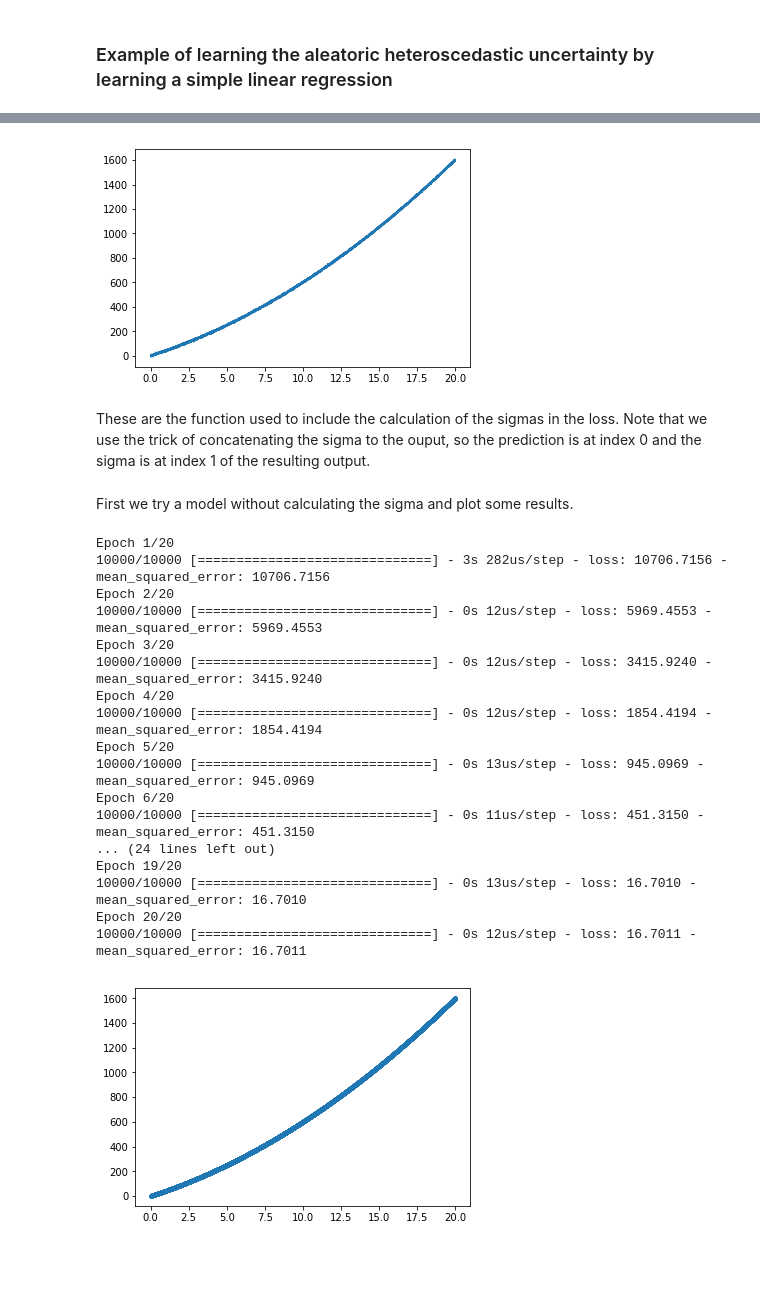
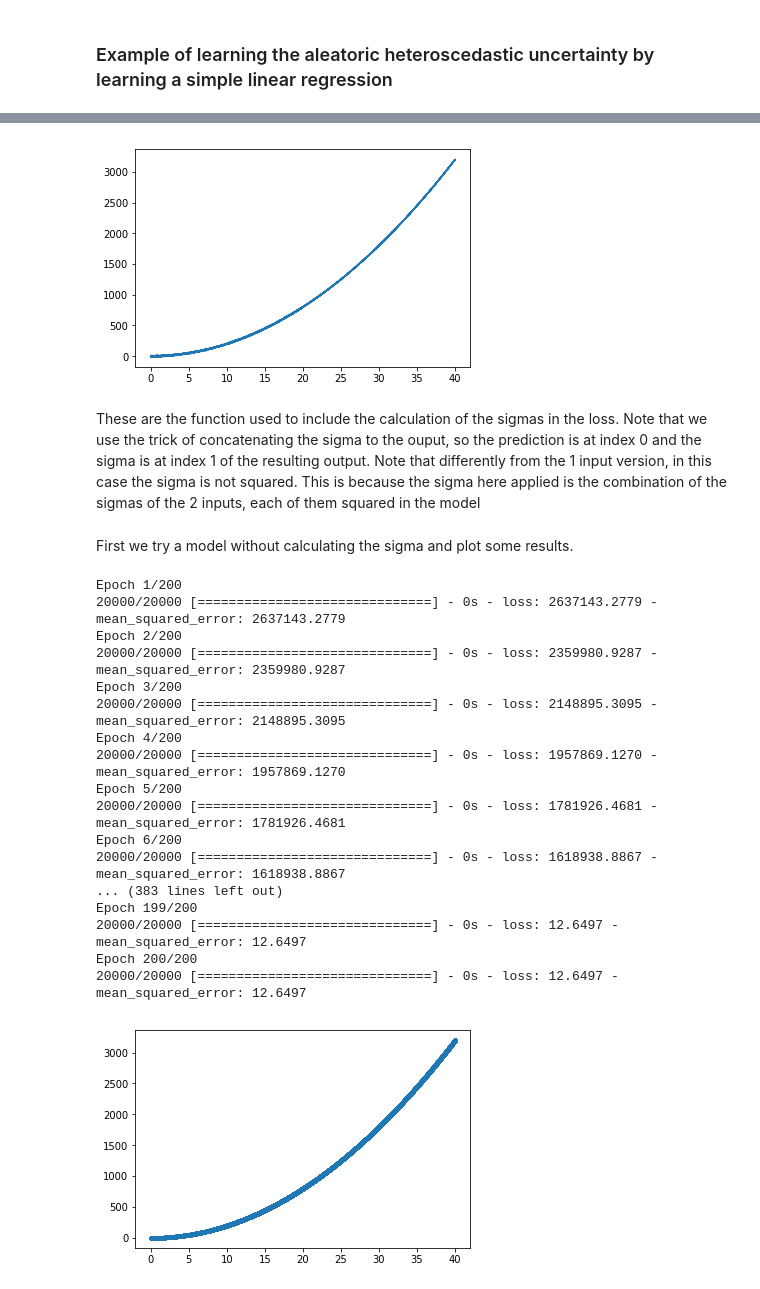
Before and after one commit to menajosep/uncertainty_basic_examples, a Jupyter notebook: Uncertainty Basic Example 2 inputs.ipynb, the cells around one changed output, grey strips where cells are left out. Drawn from its saved outputs; the diff is of its cells as text; code cells hidden in the pictures; blank space fills up the shorter version.

Commit message:
JMR:refined examples including two inputs

```diff
--- a/Uncertainty Basic Example 2 inputs.ipynb
+++ b/Uncertainty Basic Example 2 inputs.ipynb
@@ -18,16 +18,24 @@ First we create some samples from 0 to 10 and add some noise
 # %%
 x = np.linspace(0, 20, 10000)#, dtype="int32")  # 100000 values between 0 and 100
-delta = np.random.normal(0, 4, x.size)
+deltax = np.random.normal(0, 4, x.size)
 x2 = np.linspace(20, 40, 10000)
-delta2 = np.random.normal(0, 1, x2.size)
-y = 2 * x * x2 + (delta + delta2)
-plt.plot(x,y)
+deltax2 = np.random.normal(0, 1, x2.size)
+z = np.linspace(0, 20, 10000)
+deltaz = np.random.normal(0, 2, z.size)
+z2 = np.linspace(20, 40, 10000)
+deltaz2 = np.random.normal(0, 2, z.size)
+y = 2 * x * z + deltax + deltaz
+y2 = 2 * x2 * z2 + deltax2 + deltaz2
+x_final = np.append(x, x2)
+z_final = np.append(z, z2)
+y_final = np.append(y, y2)
+plt.plot(x_final,y_final)
 plt.show()
 # %% [output]
-[figure, old version]
+[figure, new version]
 # %% [markdown]
 These are the function used to include the calculation of the sigmas in the loss.
-Note that we use the trick of concatenating the sigma to the ouput, so the prediction is at index 0 and the sigma is at index 1 of the resulting output.
+Note that we use the trick of concatenating the sigma to the ouput, so the prediction is at index 0 and the sigma is at index 1 of the resulting output. Note that differently from the 1 input version, in this case the sigma is not squared. This is because the sigma here applied is the combination of the sigmas of the 2 inputs, each of them squared in the model
 # %%
 def aleatoric_loss(y_true, y_pred):
     sigma = y_pred[:, 1]
@@ -53,31 +56,31 @@ First we try a model without calculating the sigma and plot some results.
 # %%
 raw_input1 = Input(shape=(1,))
 raw_input2 = Input(shape=(1,))
 product = multiply([raw_input1,raw_input2])
 raw_preds = Dense(1, activation='linear', name="preds")(product)
 
 rawmodel = Model(inputs=[raw_input1,raw_input2],outputs=raw_preds)
 rawmodel.compile(optimizer='adam', loss='mean_squared_error', metrics=['mean_squared_error'])
-rawmodel.fit([x,x2], y, batch_size=128, epochs=20, shuffle=False)
-raw_result = rawmodel.predict([x,x2])
-plt.plot(x, raw_result[:,0],'.')
+rawmodel.fit([x_final, z_final], y_final, batch_size=128, epochs=200, shuffle=False)
+raw_result = rawmodel.predict([x_final, z_final])
+plt.plot(x_final, raw_result[:,0],'.')
 plt.show()
 # %% [output]
-Epoch 1/20
-10000/10000 [==============================] - 3s 282us/step - loss: 10706.7156 - mean_squared_error: 10706.7156
-Epoch 2/20
-10000/10000 [==============================] - 0s 12us/step - loss: 5969.4553 - mean_squared_error: 5969.4553
-Epoch 3/20
-10000/10000 [==============================] - 0s 12us/step - loss: 3415.9240 - mean_squared_error: 3415.9240
-Epoch 4/20
-10000/10000 [==============================] - 0s 12us/step - loss: 1854.4194 - mean_squared_error: 1854.4194
-Epoch 5/20
-10000/10000 [==============================] - 0s 13us/step - loss: 945.0969 - mean_squared_error: 945.0969
-Epoch 6/20
-10000/10000 [==============================] - 0s 11us/step - loss: 451.3150 - mean_squared_error: 451.3150
-... (24 lines left out)
-Epoch 19/20
-10000/10000 [==============================] - 0s 13us/step - loss: 16.7010 - mean_squared_error: 16.7010
-Epoch 20/20
-10000/10000 [==============================] - 0s 12us/step - loss: 16.7011 - mean_squared_error: 16.7011
+Epoch 1/200
+20000/20000 [==============================] - 0s - loss: 2637143.2779 - mean_squared_error: 2637143.2779
+Epoch 2/200
+20000/20000 [==============================] - 0s - loss: 2359980.9287 - mean_squared_error: 2359980.9287
+Epoch 3/200
+20000/20000 [==============================] - 0s - loss: 2148895.3095 - mean_squared_error: 2148895.3095
+Epoch 4/200
+20000/20000 [==============================] - 0s - loss: 1957869.1270 - mean_squared_error: 1957869.1270
+Epoch 5/200
+20000/20000 [==============================] - 0s - loss: 1781926.4681 - mean_squared_error: 1781926.4681
+Epoch 6/200
+20000/20000 [==============================] - 0s - loss: 1618938.8867 - mean_squared_error: 1618938.8867
+... (383 lines left out)
+Epoch 199/200
+20000/20000 [==============================] - 0s - loss: 12.6497 - mean_squared_error: 12.6497
+Epoch 200/200
+20000/20000 [==============================] - 0s - loss: 12.6497 - mean_squared_error: 12.6497
-[figure, old version]
+[figure, new version]
```
Also changed, not shown: parts of 13 cells of this notebook, 1 other file.
